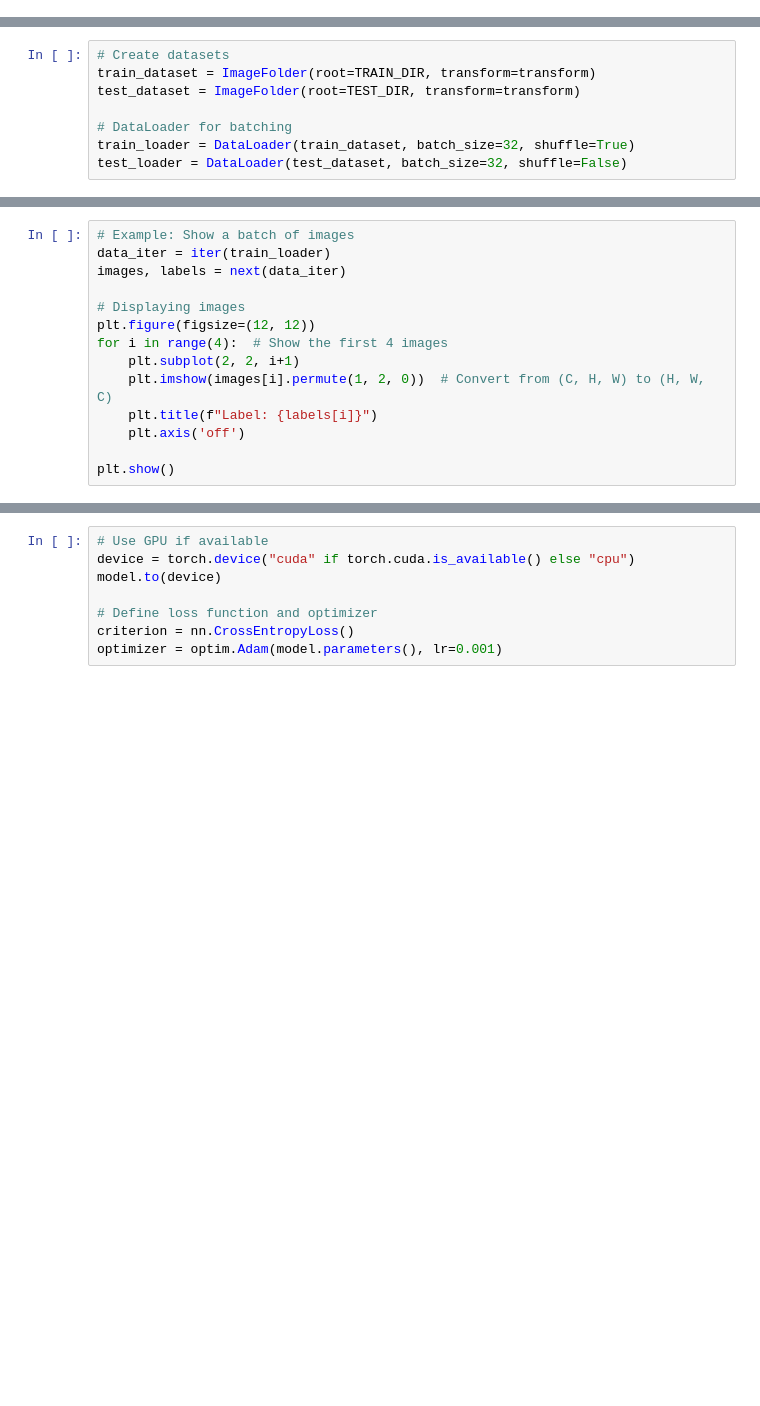
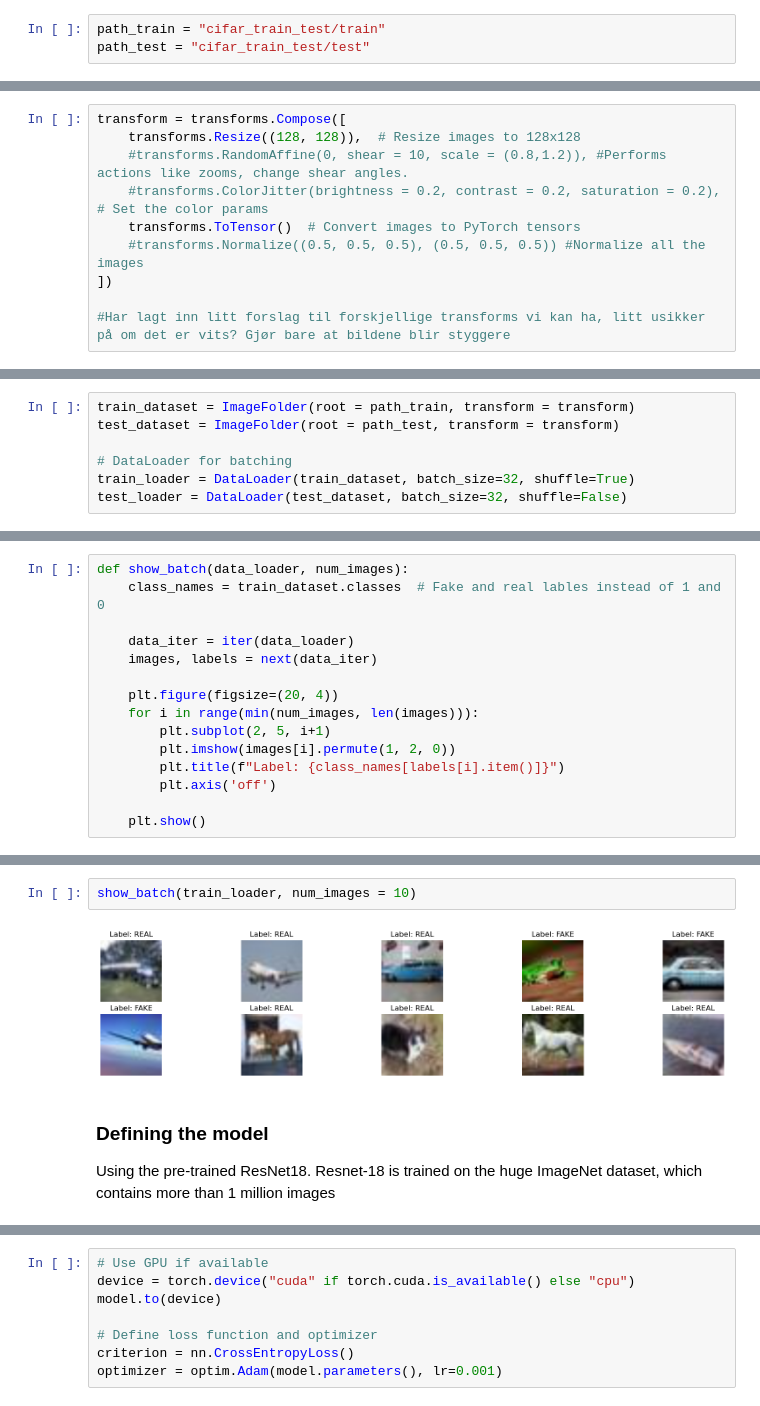
Before and after one commit to lucafossen/INFO381-GitHub, a Jupyter notebook: test_CNN_pretrained.ipynb, the cells around one changed output, grey strips where cells are left out. Drawn from its saved outputs; the diff is of its cells as text; blank space fills up the shorter version.

```diff
--- a/test_CNN_pretrained.ipynb
+++ b/test_CNN_pretrained.ipynb
@@ -66,0 +19,3 @@ transform = transforms.Compose([
+# %%
+path_train = "cifar_train_test/train"
+path_test = "cifar_train_test/test"
@@ -66,0 +24,10 @@ transform = transforms.Compose([
+# %%
+transform = transforms.Compose([
+    transforms.Resize((128, 128)),  # Resize images to 128x128
+    #transforms.RandomAffine(0, shear = 10, scale = (0.8,1.2)), #Performs actions like zooms, change shear angles.
+    #transforms.ColorJitter(brightness = 0.2, contrast = 0.2, saturation = 0.2), # Set the color params
+    transforms.ToTensor()  # Convert images to PyTorch tensors
+    #transforms.Normalize((0.5, 0.5, 0.5), (0.5, 0.5, 0.5)) #Normalize all the images
+])
+
+#Har lagt inn litt forslag til forskjellige transforms vi kan ha, litt usikker på om det er vits? Gjør bare at bildene blir styggere
@@ -67,7 +38,6 @@ transform = transforms.Compose([
 # %%
-# Create datasets
-train_dataset = ImageFolder(root=TRAIN_DIR, transform=transform)
-test_dataset = ImageFolder(root=TEST_DIR, transform=transform)
+train_dataset = ImageFolder(root = path_train, transform = transform)
+test_dataset = ImageFolder(root = path_test, transform = transform)
 
 # DataLoader for batching
 train_loader = DataLoader(train_dataset, batch_size=32, shuffle=True)
@@ -75,14 +47,15 @@ test_loader = DataLoader(test_dataset, batch_size=32, shuffle=False)
 # %%
-# Example: Show a batch of images
-data_iter = iter(train_loader)
-images, labels = next(data_iter)
+def show_batch(data_loader, num_images):
+    class_names = train_dataset.classes  # Fake and real lables instead of 1 and 0
 
-# Displaying images
-plt.figure(figsize=(12, 12))
-for i in range(4):  # Show the first 4 images
-    plt.subplot(2, 2, i+1)
-    plt.imshow(images[i].permute(1, 2, 0))  # Convert from (C, H, W) to (H, W, C)
-    plt.title(f"Label: {labels[i]}")
-    plt.axis('off')
+    data_iter = iter(data_loader)
+    images, labels = next(data_iter)
 
-plt.show()
+    plt.figure(figsize=(20, 4))
+    for i in range(min(num_images, len(images))):
+        plt.subplot(2, 5, i+1)
+        plt.imshow(images[i].permute(1, 2, 0))
+        plt.title(f"Label: {class_names[labels[i].item()]}")
+        plt.axis('off')
+
+    plt.show()
@@ -104,0 +62,9 @@ Downloading: "https://download.pytorch.org/models/resnet18-f37072fd.pth" to /Use
+# %%
+show_batch(train_loader, num_images = 10)
+# %% [output]
+[figure, added]
+# %% [markdown]
+### Defining the model
+
+Using the pre-trained ResNet18.
+Resnet-18 is trained on the huge ImageNet dataset, which contains more than 1 million images
```
Also changed, not shown: parts of 25 cells of this notebook.
